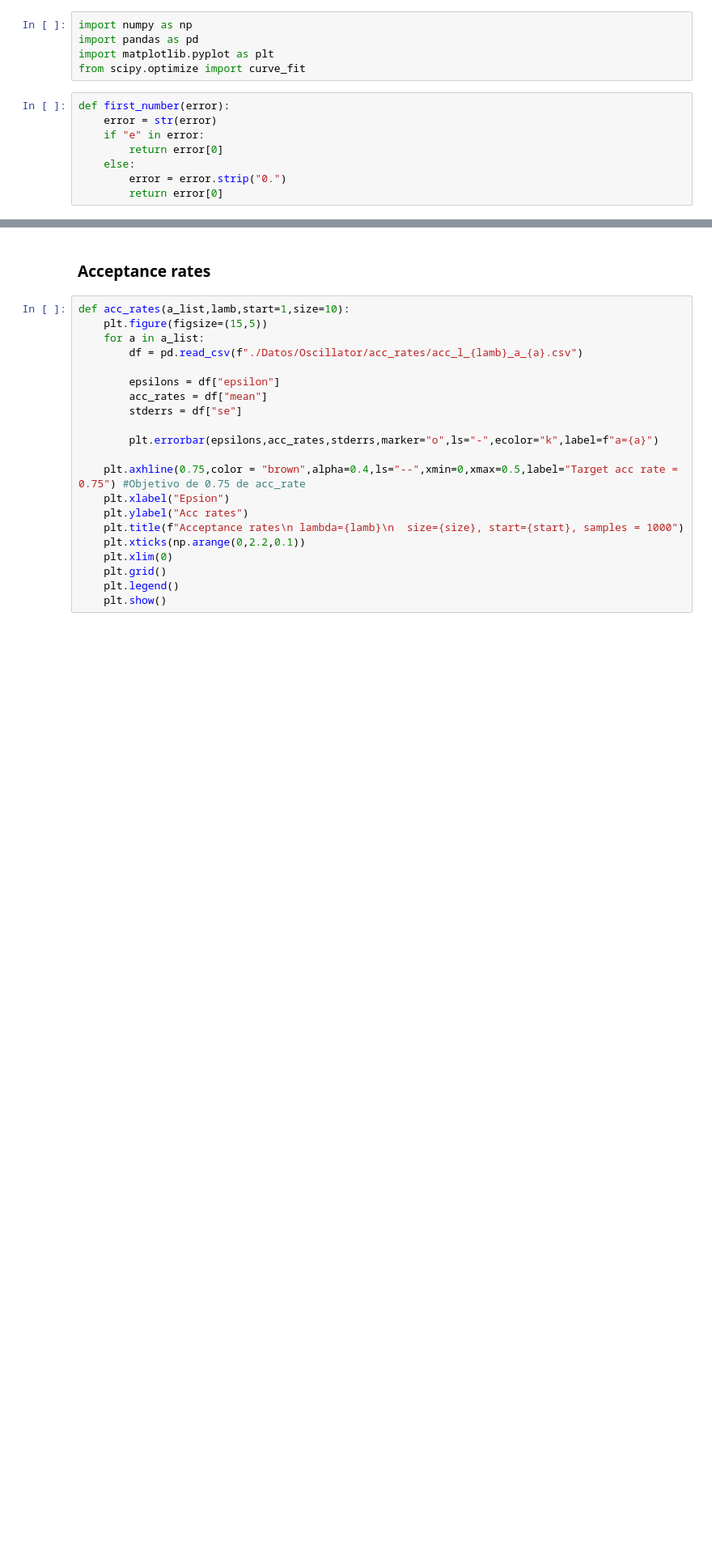
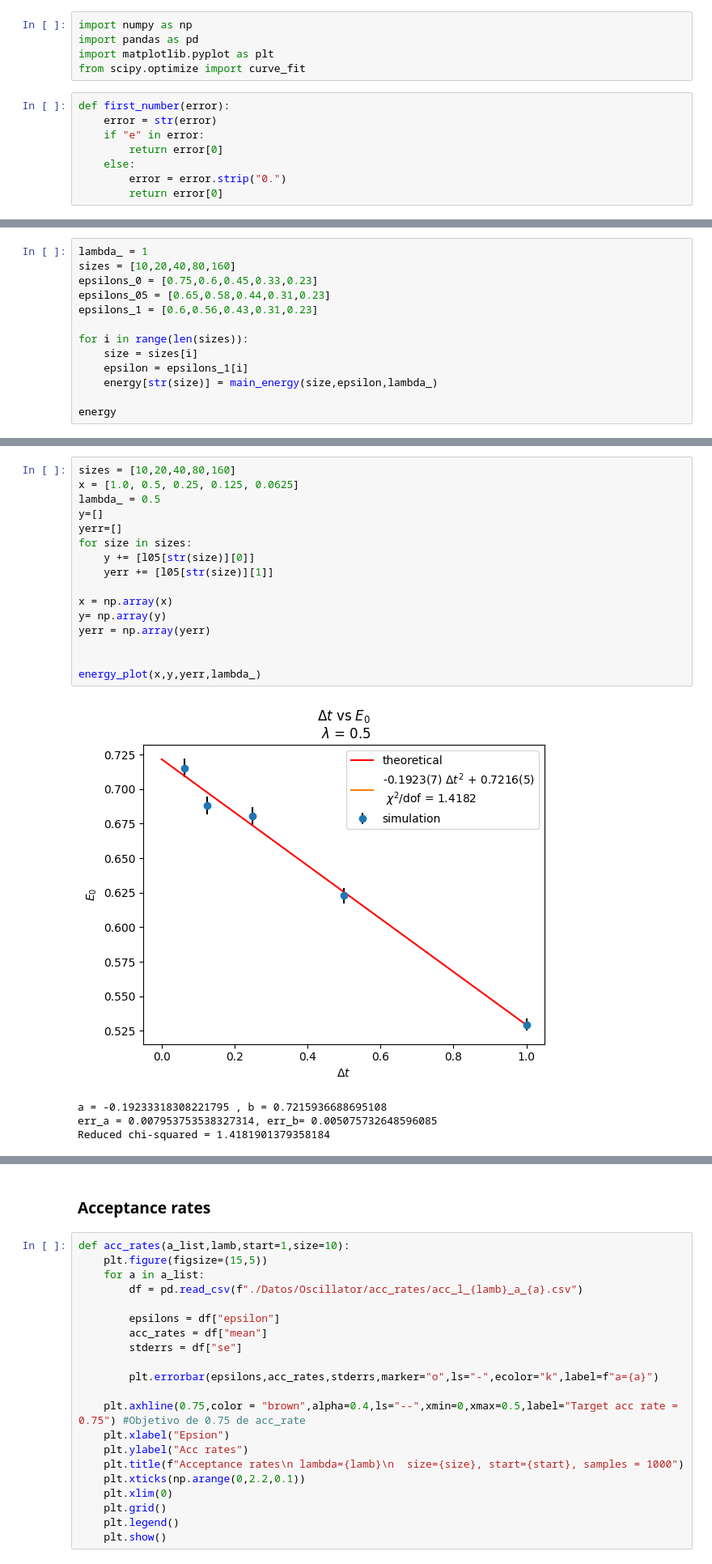
Before and after one commit to SoyAgustin/QF-Path-Integral, a Jupyter notebook: Notebooks_Py/oscillator.ipynb, the cells around one changed output, grey strips where cells are left out. Shown at 81% size. Saved outputs shown, nothing was run; the diff lists cells and outputs as text; blank space fills up the shorter version.

```diff
--- a/Notebooks_Py/oscillator.ipynb
+++ b/Notebooks_Py/oscillator.ipynb
@@ -33,0 +202,13 @@ print(SE(x,1,1.0))
+# %%
+lambda_ = 1
+sizes = [10,20,40,80,160]
+epsilons_0 = [0.75,0.6,0.45,0.33,0.23]
+epsilons_05 = [0.65,0.58,0.44,0.31,0.23]
+epsilons_1 = [0.6,0.56,0.43,0.31,0.23]
+
+for i in range(len(sizes)):
+    size = sizes[i]
+    epsilon = epsilons_1[i]
+    energy[str(size)] = main_energy(size,epsilon,lambda_)
+
+energy
@@ -33,0 +298,21 @@ print(SE(x,1,1.0))
+# %%
+sizes = [10,20,40,80,160]
+x = [1.0, 0.5, 0.25, 0.125, 0.0625]
+lambda_ = 0.5
+y=[]
+yerr=[]
+for size in sizes:
+    y += [l05[str(size)][0]]
+    yerr += [l05[str(size)][1]]
+
+x = np.array(x)
+y= np.array(y)
+yerr = np.array(yerr)
+
+
+energy_plot(x,y,yerr,lambda_)
+# %% [output]
+[figure, added]
+a = -0.19233318308221795 , b = 0.7215936688695108
+err_a = 0.007953753538327314, err_b= 0.005075732648596085
+Reduced chi-squared = 1.4181901379358184
```
Also changed, not shown: parts of 19 cells of this notebook, 1 other file.
